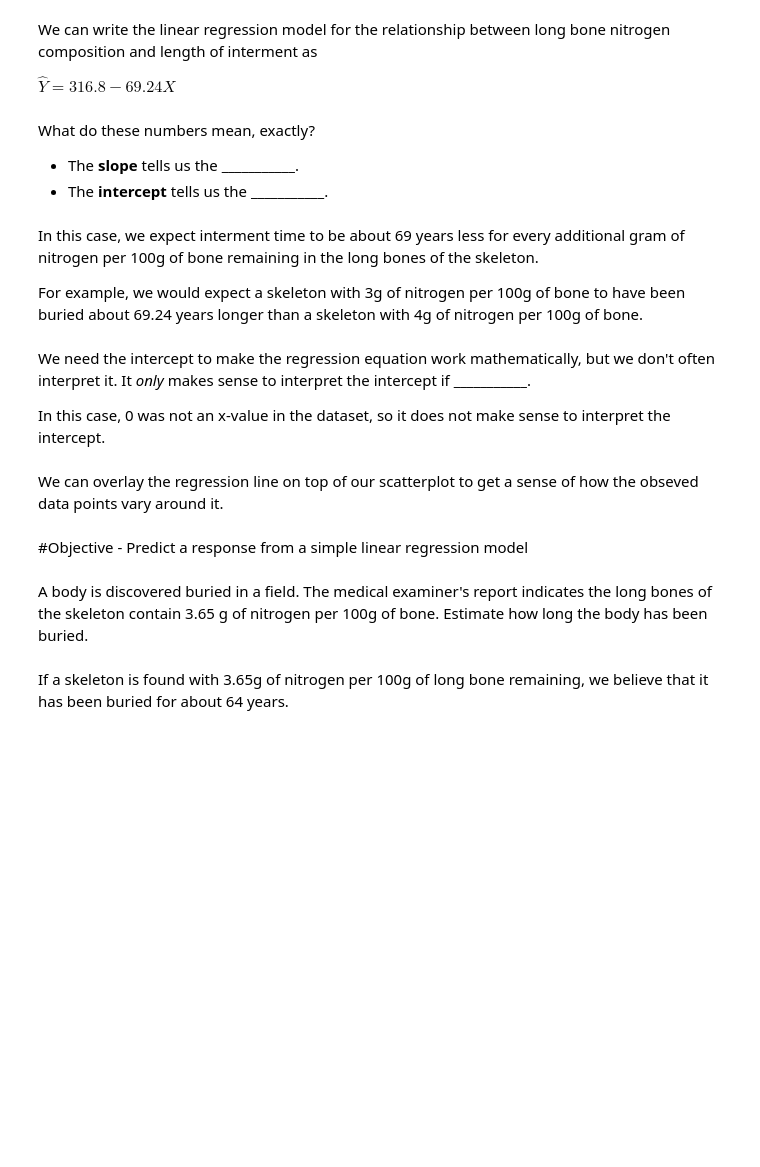
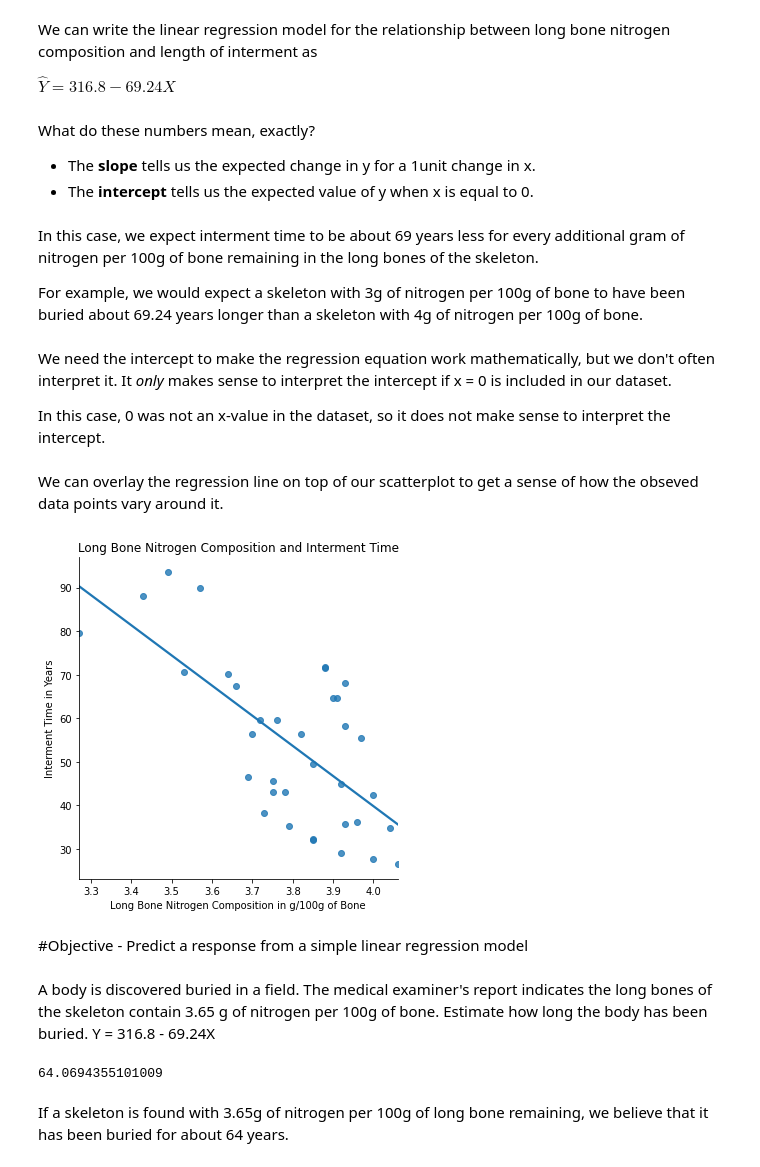
Before and after one commit to write2nk/DS-Unit-1-Sprint-3-Linear-Algebra, a Jupyter notebook: module1-linear-correlation-regression/LS_DS_131_Simple_Linear_Regression.ipynb, the cells around one changed output. Drawn from its saved outputs; the diff is of its cells as text; code cells hidden in the pictures; blank space fills up the shorter version.

```diff
--- a/module1-linear-correlation-regression/LS_DS_131_Simple_Linear_Regression.ipynb
+++ b/module1-linear-correlation-regression/LS_DS_131_Simple_Linear_Regression.ipynb
@@ -233,22 +265,42 @@ $\hat{Y} = 316.8 - 69.24 X$
 # %% [markdown]
 What do these numbers mean, exactly?
 
-- The **slope** tells us the ___________.
-- The **intercept** tells us the ___________.
+- The **slope** tells us the expected change in y for a 1unit change in x.
+- The **intercept** tells us the expected value of y when x is equal to 0.
 # %% [markdown]
 In this case, we expect interment time to be about 69 years less for every additional gram of nitrogen per 100g of bone remaining in the long bones of the skeleton.
 
 For example, we would expect a skeleton with 3g of nitrogen per 100g of bone to have been buried about 69.24 years longer than a skeleton with 4g of nitrogen per 100g of bone.
 # %% [markdown]
-We need the intercept to make the regression equation work mathematically, but we don't often interpret it.  It *only* makes sense to interpret the intercept if ___________.
+We need the intercept to make the regression equation work mathematically, but we don't often interpret it.  It *only* makes sense to interpret the intercept if x = 0 is included in our dataset.
 
 In this case, 0 was not an x-value in the dataset, so it does not make sense to interpret the intercept.
 # %% [markdown]
 We can overlay the regression line on top of our scatterplot to get a sense of how the obseved data points vary around it.
+# %%
+import matplotlib.pyplot as plt
+sns.lmplot(x = 'Nitro', y = 'Time', data = longbones, ci = None)
+plt.title('Long Bone Nitrogen Composition and Interment Time')
+plt.xlabel('Long Bone Nitrogen Composition in g/100g of Bone')
+plt.ylabel('Interment Time in Years')
+plt.show()
+# %% [output]
+[figure, added]
 # %% [markdown]
 #Objective - Predict a response from a simple linear regression model
 # %% [markdown]
 A body is discovered buried in a field.  The medical examiner's report indicates the long bones of the skeleton contain 3.65 g of nitrogen per 100g of bone.  Estimate how long the body has been buried.
+Y = 316.8 - 69.24X
+# %%
+intercept = model.params[0]
+slope = model.params[1]
+
+x = 3.65
+predicted = intercept + slope * x
+
+predicted
+# %% [output]
+64.0694355101009
 # %% [markdown]
 If a skeleton is found with 3.65g of nitrogen per 100g of long bone remaining, we believe that it has been buried for about 64 years.
 # %% [markdown]
```
Also changed, not shown: parts of 15 cells of this notebook.
